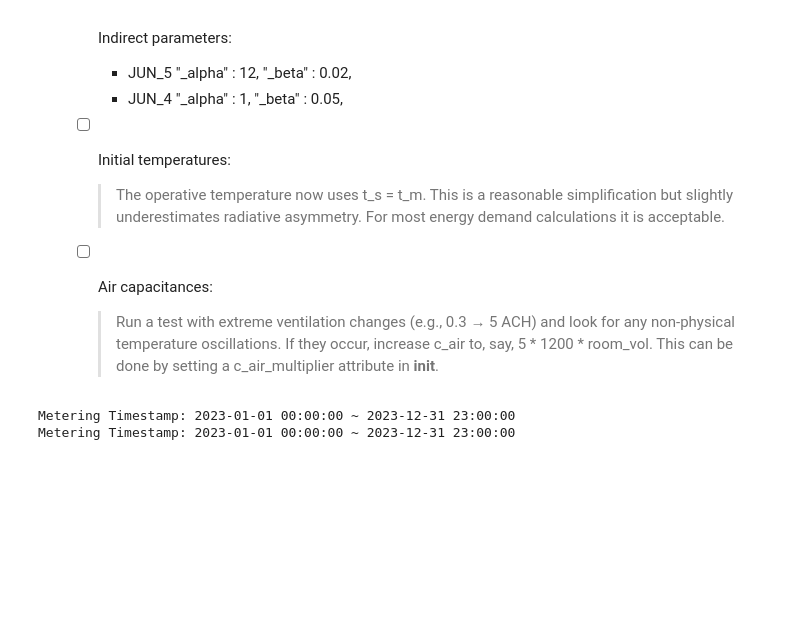
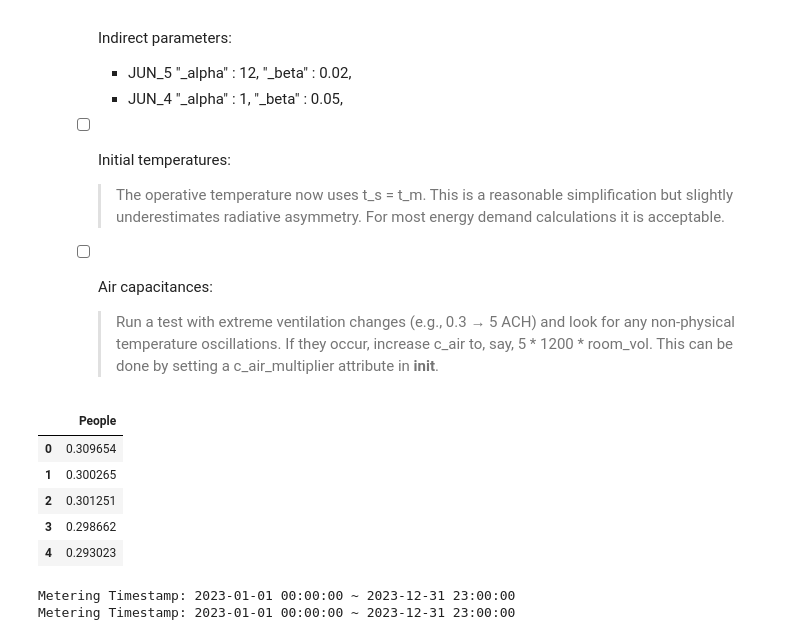
Before and after one commit to RuiBoGithub/RC_br, a Jupyter notebook: _version_MAY26_debug.ipynb, the cells around one changed output. Saved outputs shown, nothing was run; the diff lists cells and outputs as text; code cells hidden in the pictures; blank space fills up the shorter version.

```diff
--- a/_version_MAY26_debug.ipynb
+++ b/_version_MAY26_debug.ipynb
@@ -49,6 +49,15 @@ case.occupancy_profile = (
       .iloc[:8760]
       .reset_index(drop=True)
 )
+# %%
+case.occupancy_profile.head()
+# %% [output]
+|  | People |
+| 0 | 0.309654 |
+| 1 | 0.300265 |
+| 2 | 0.301251 |
+| 3 | 0.298662 |
+| 4 | 0.293023 |
 # %%
 meter_path = "_data/Metering_ISO.csv"
 
```
Also changed, not shown: parts of 4 cells of this notebook.
